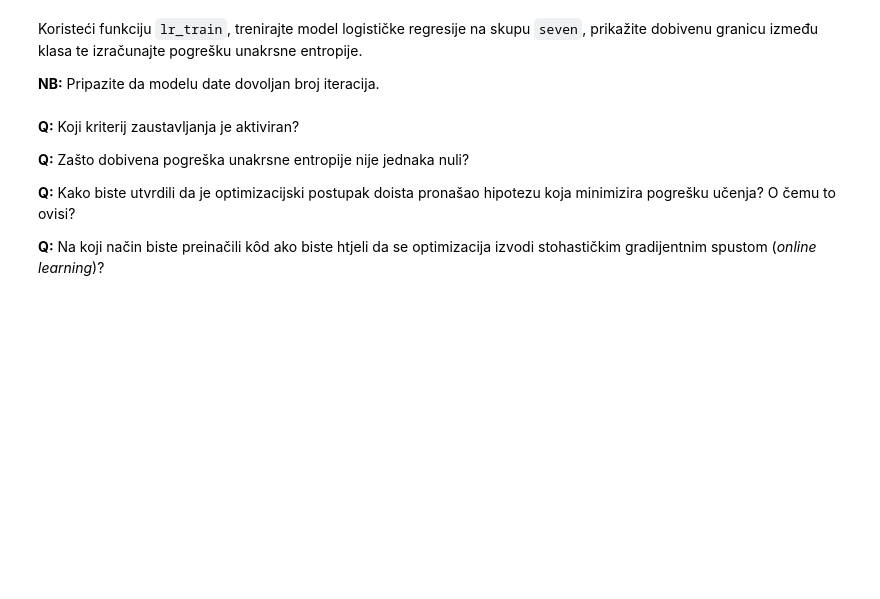
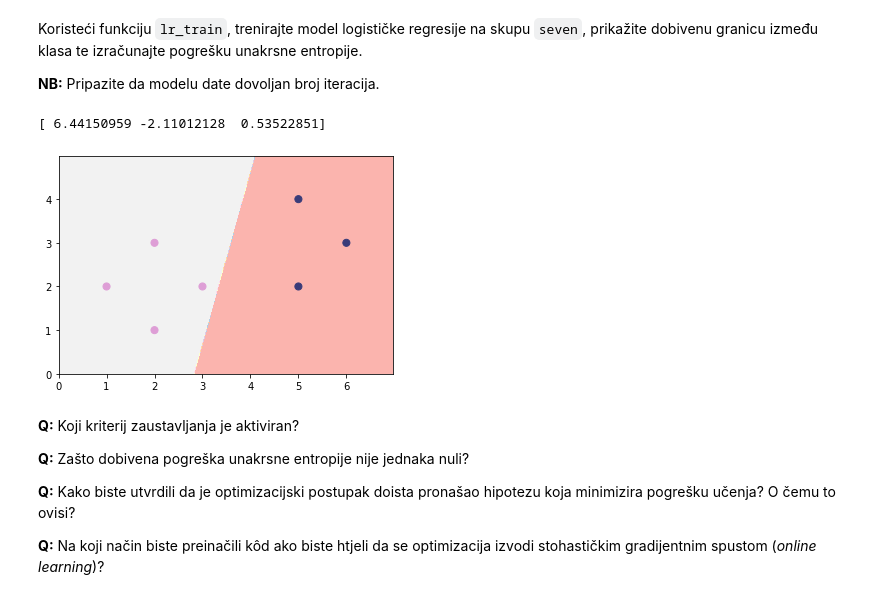
Before and after one commit to mislavivancic/machine-learning-homeworks, a Jupyter notebook: Lab2/SU-2019-LAB02-LDM-LR.ipynb, the cells around one changed output. Saved outputs shown, nothing was run; the diff lists cells and outputs as text; code cells hidden in the pictures; blank space fills up the shorter version.

```diff
--- a/Lab2/SU-2019-LAB02-LDM-LR.ipynb
+++ b/Lab2/SU-2019-LAB02-LDM-LR.ipynb
@@ -235,6 +240,7 @@ Preporučamo definiranje pomoćne funkcije `lr_h(x,w)` koja daje predikciju za p
 **NB:** Obratite pozornost na to da je način kako su definirane oznake ($\{+1,-1\}$ ili $\{1,0\}$) kompatibilan s izračunom funkcije gubitka u optimizacijskome algoritmu.
 # %%
 from numpy import linalg
+from sklearn.preprocessing import PolynomialFeatures
 
 def lr_h(x, w):
     return sigm(np.dot(w,np.transpose(x)))
@@ -246,12 +252,31 @@ def cross_entropy_error(X, y, w):
     return sum_of_cross_entropy_loss/len(y)
 
 def lr_train(X, y, eta=0.01, max_iter=2000, trace=False, alpha=0, epsilon=0.000001):
-    w = np.array([0.0 for i in range(len(X)+1)])
+    X = PolynomialFeatures(1).fit_transform(X)
+    w = np.array([0.0 for i in range(X.shape[1])])
+    all_w = []
+    all_w.append(w)
     for k in range(max_iter):
-        cross_entropy_error = cross_entropy_error(X,y,w)
 
+        cross_entropy_error_before = cross_entropy_error(X,y,w)
+        dw = np.array([0.0 for i in range(X.shape[1])])
 
-    pass
+        for x_i,y_i in zip(X,y):
+            h = lr_h(x_i,w)
+            dw += (h-y_i)*x_i
+
+        w -= eta*dw
+        all_w.append(w)
+        cross_entropy_error_after = cross_entropy_error(X,y,w)
+
+        if abs(cross_entropy_error_before - cross_entropy_error_after) < epsilon:
+            print(epsilon)
+            break
+
+    if trace:
+        return w,all_w
+    else:
+        return w
 # %% [markdown]
 #### (c)
 # %% [markdown]
@@ -263,3 +286,20 @@ Koristeći funkciju `lr_train`, trenirajte model logističke regresije na skupu
+# %%
+# Vaš kôd ovdje
+# data
+seven_X = np.array([[2,1], [2,3], [1,2], [3,2], [5,2], [5,4], [6,3]])
+seven_y = np.array([1, 1, 1, 1, 0, 0, 0])
+
+
+seven_X_transformed = PolynomialFeatures(1).fit_transform(seven_X)
+w = lr_train(seven_X,seven_y)
+h = np.dot(w,np.transpose(seven_X_transformed))
+
+mlutils.plot_2d_clf_problem(seven_X,seven_y,lambda x: (np.dot(w[1:],np.transpose(x))+ w[0])>=0.5)
+
+print(w)
+# %% [output]
+[ 6.44150959 -2.11012128  0.53522851]
+[figure, added]
 # %% [markdown]
 **Q:** Koji kriterij zaustavljanja je aktiviran?
 
```
Also changed, not shown: parts of 6 cells of this notebook.
